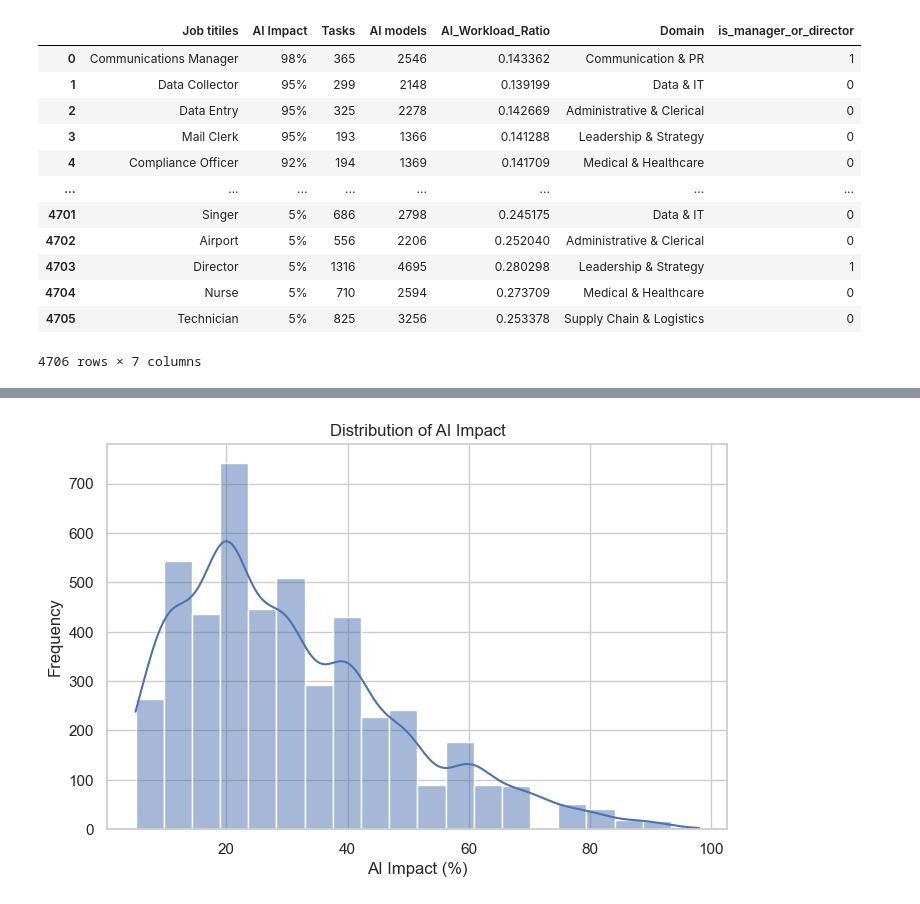
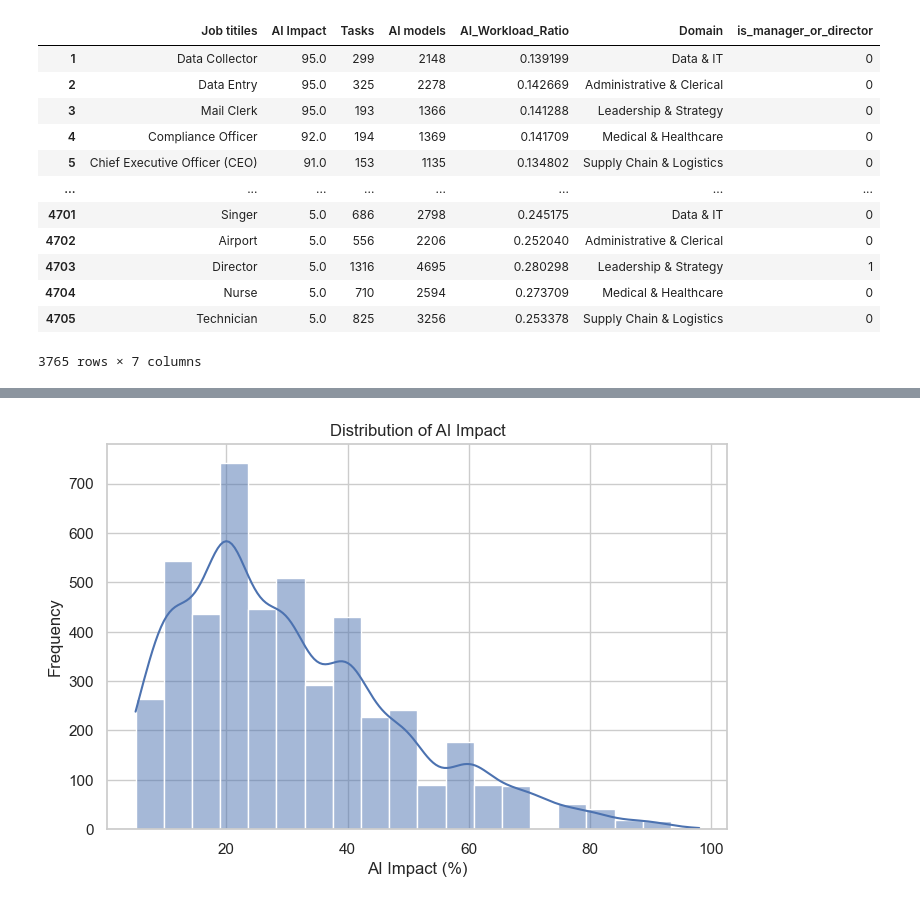
Before and after one commit to arpita-pandey/COGS108_FinalProject, a Jupyter notebook: EDA.ipynb, the cells around one changed output, grey strips where cells are left out. Drawn from its saved outputs; the diff is of its cells as text; code cells hidden in the pictures.

```diff
--- a/EDA.ipynb
+++ b/EDA.ipynb
@@ -1,20 +3,20 @@
 # %%
-import pandas as pd
 df = pd.read_csv("AI_Job_Data.csv")
 df['is_manager_or_director'] = df['Job titiles'].str.lower().str.contains('manager|director').astype(int)
 df['AI Impact'] = df['AI Impact'].str.rstrip('%').astype(float)
+df = df[(df["Domain"] != 'Communication & PR') & (df["Domain"] != 'Law Enforcement')]
 df
 # %% [output]
 |  | Job titiles | AI Impact | Tasks | AI models | AI_Workload_Ratio | Domain | is_manager_or_director |
-| 0 | Communications Manager | 98% | 365 | 2546 | 0.143362 | Communication & PR | 1 |
-| 1 | Data Collector | 95% | 299 | 2148 | 0.139199 | Data & IT | 0 |
-| 2 | Data Entry | 95% | 325 | 2278 | 0.142669 | Administrative & Clerical | 0 |
-| 3 | Mail Clerk | 95% | 193 | 1366 | 0.141288 | Leadership & Strategy | 0 |
-| 4 | Compliance Officer | 92% | 194 | 1369 | 0.141709 | Medical & Healthcare | 0 |
+| 1 | Data Collector | 95.0 | 299 | 2148 | 0.139199 | Data & IT | 0 |
+| 2 | Data Entry | 95.0 | 325 | 2278 | 0.142669 | Administrative & Clerical | 0 |
+| 3 | Mail Clerk | 95.0 | 193 | 1366 | 0.141288 | Leadership & Strategy | 0 |
+| 4 | Compliance Officer | 92.0 | 194 | 1369 | 0.141709 | Medical & Healthcare | 0 |
+| 5 | Chief Executive Officer (CEO) | 91.0 | 153 | 1135 | 0.134802 | Supply Chain & Logistics | 0 |
 | ... | ... | ... | ... | ... | ... | ... | ... |
-| 4701 | Singer | 5% | 686 | 2798 | 0.245175 | Data & IT | 0 |
-| 4702 | Airport | 5% | 556 | 2206 | 0.252040 | Administrative & Clerical | 0 |
-| 4703 | Director | 5% | 1316 | 4695 | 0.280298 | Leadership & Strategy | 1 |
-| 4704 | Nurse | 5% | 710 | 2594 | 0.273709 | Medical & Healthcare | 0 |
-| 4705 | Technician | 5% | 825 | 3256 | 0.253378 | Supply Chain & Logistics | 0 |
+| 4701 | Singer | 5.0 | 686 | 2798 | 0.245175 | Data & IT | 0 |
+| 4702 | Airport | 5.0 | 556 | 2206 | 0.252040 | Administrative & Clerical | 0 |
+| 4703 | Director | 5.0 | 1316 | 4695 | 0.280298 | Leadership & Strategy | 1 |
+| 4704 | Nurse | 5.0 | 710 | 2594 | 0.273709 | Medical & Healthcare | 0 |
+| 4705 | Technician | 5.0 | 825 | 3256 | 0.253378 | Supply Chain & Logistics | 0 |
-4706 rows × 7 columns
+3765 rows × 7 columns
```
Also changed, not shown: parts of 2 cells of this notebook.
